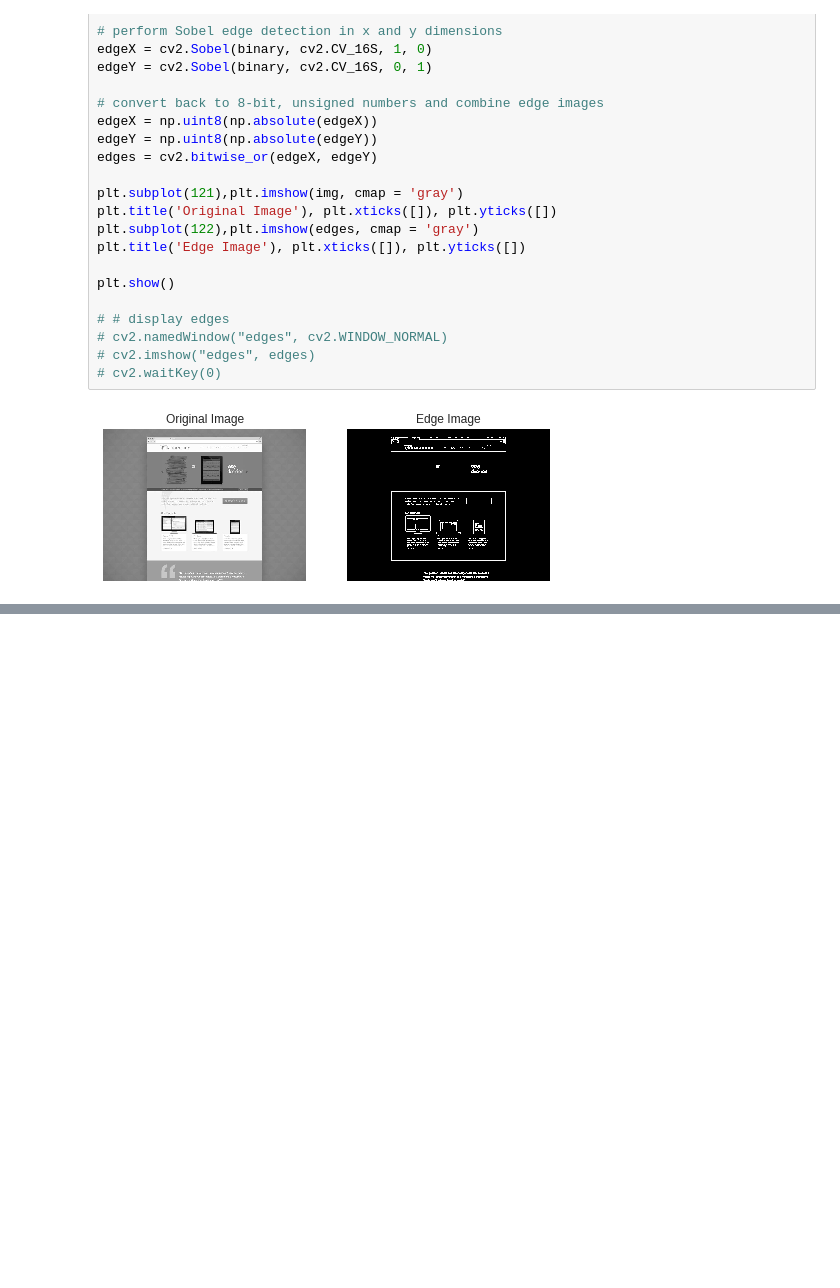
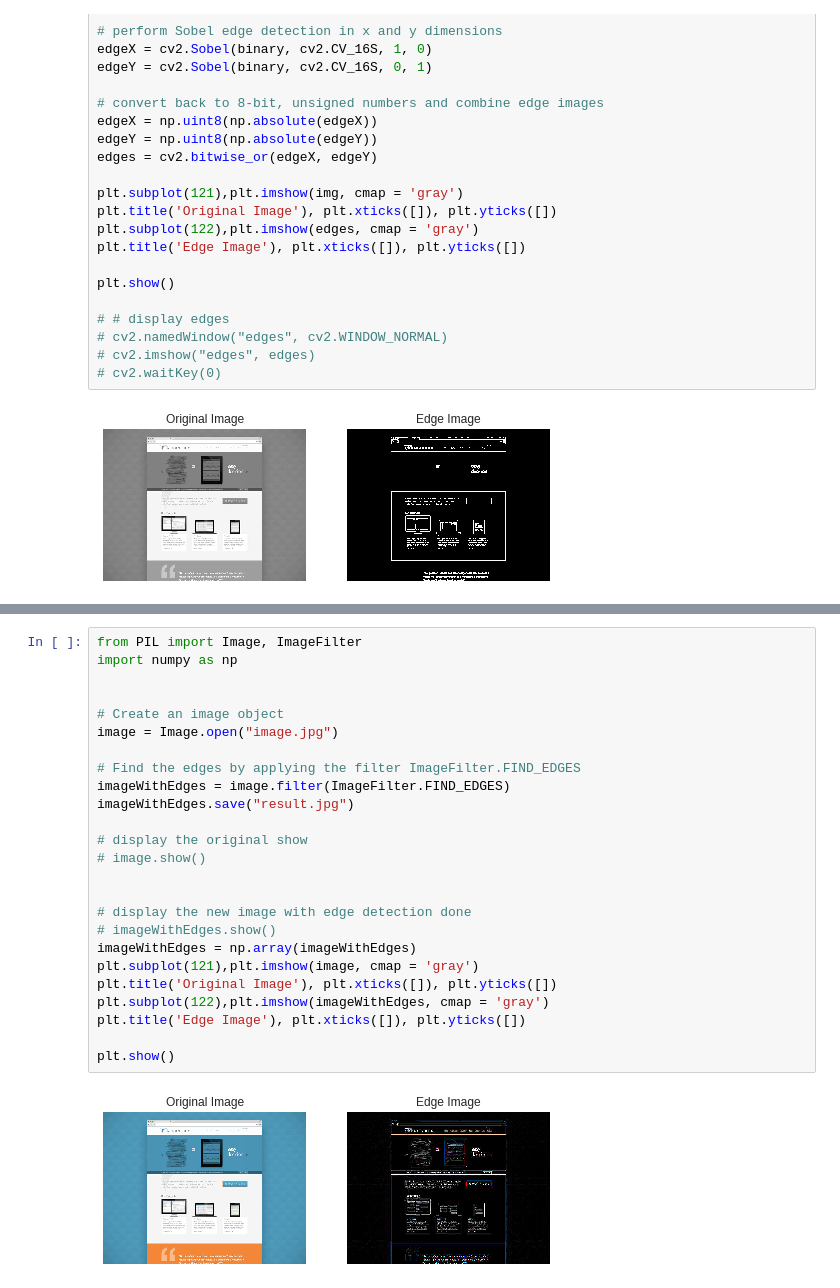
Before and after one commit to iamr0b0tx/machine-learning, a Jupyter notebook: Edge_detector.ipynb, the cells around one changed output, grey strips where cells are left out. Cells and saved outputs as stored; diff of their text form; blank space fills up the shorter version.

```diff
--- a/Edge_detector.ipynb
+++ b/Edge_detector.ipynb
@@ -71,0 +125,27 @@ plt.show()
+# %%
+from PIL import Image, ImageFilter
+import numpy as np
+
+
+# Create an image object
+image = Image.open("image.jpg")
+
+# Find the edges by applying the filter ImageFilter.FIND_EDGES
+imageWithEdges = image.filter(ImageFilter.FIND_EDGES)
+imageWithEdges.save("result.jpg")
+
+# display the original show
+# image.show()
+
+
+# display the new image with edge detection done
+# imageWithEdges.show()
+imageWithEdges = np.array(imageWithEdges)
+plt.subplot(121),plt.imshow(image, cmap = 'gray')
+plt.title('Original Image'), plt.xticks([]), plt.yticks([])
+plt.subplot(122),plt.imshow(imageWithEdges, cmap = 'gray')
+plt.title('Edge Image'), plt.xticks([]), plt.yticks([])
+
+plt.show()
+# %% [output]
+[figure, added]
```
Also changed, not shown: parts of 3 cells of this notebook.
